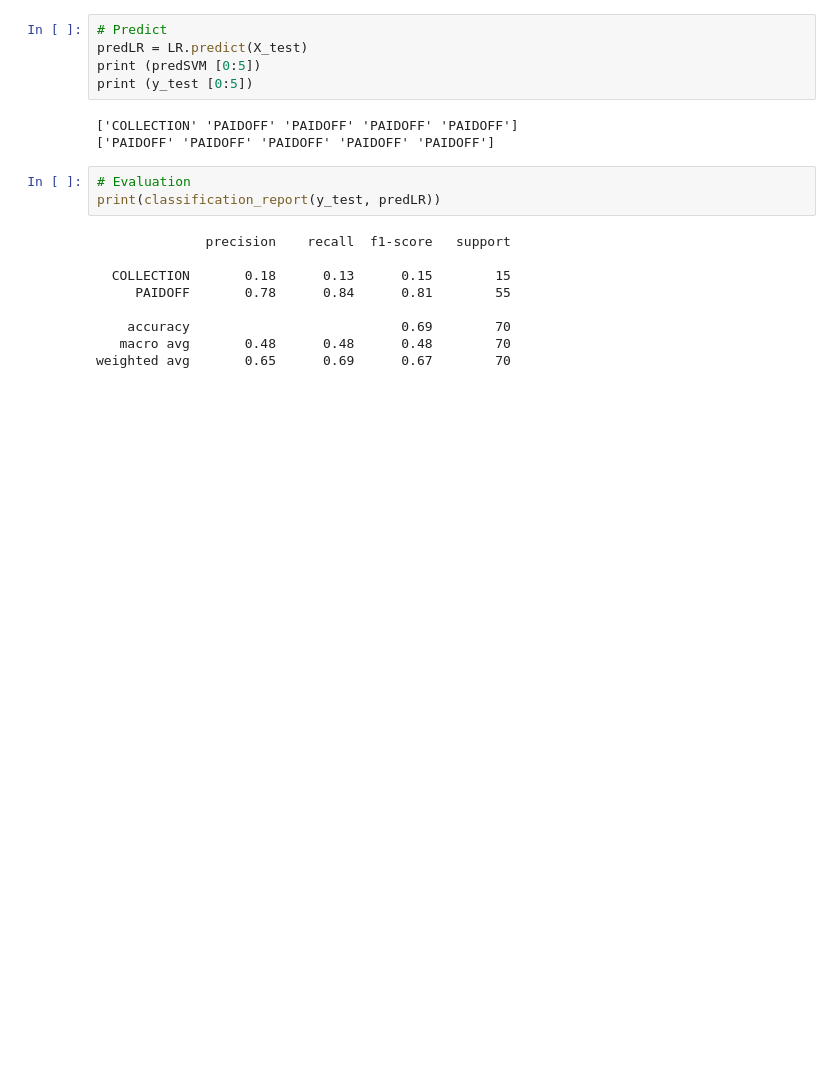
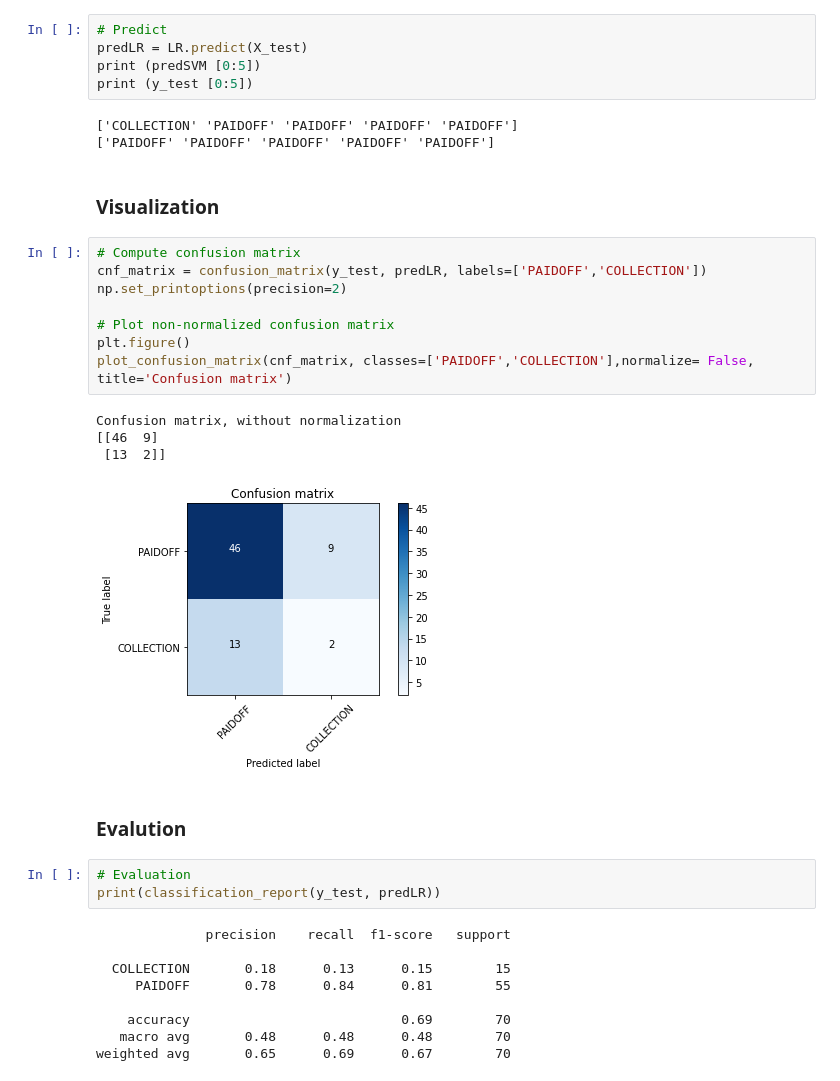
Before and after one commit to desoto1959/Machine_Learning_with_Python, a Jupyter notebook: Final Project.ipynb, the cells around one changed output. Cells and saved outputs as stored; diff of their text form; blank space fills up the shorter version.

```diff
--- a/Final Project.ipynb
+++ b/Final Project.ipynb
@@ -422,6 +481,23 @@ print (y_test [0:5])
 # %% [output]
 ['COLLECTION' 'PAIDOFF' 'PAIDOFF' 'PAIDOFF' 'PAIDOFF']
 ['PAIDOFF' 'PAIDOFF' 'PAIDOFF' 'PAIDOFF' 'PAIDOFF']
+# %% [markdown]
+### Visualization
+# %%
+# Compute confusion matrix
+cnf_matrix = confusion_matrix(y_test, predLR, labels=['PAIDOFF','COLLECTION'])
+np.set_printoptions(precision=2)
+
+# Plot non-normalized confusion matrix
+plt.figure()
+plot_confusion_matrix(cnf_matrix, classes=['PAIDOFF','COLLECTION'],normalize= False,  title='Confusion matrix')
+# %% [output]
+Confusion matrix, without normalization
+[[46  9]
+ [13  2]]
+[figure, added]
+# %% [markdown]
+### Evalution
 # %%
 # Evaluation
 print(classification_report(y_test, predLR))
```
Also changed, not shown: parts of 9 cells of this notebook.
